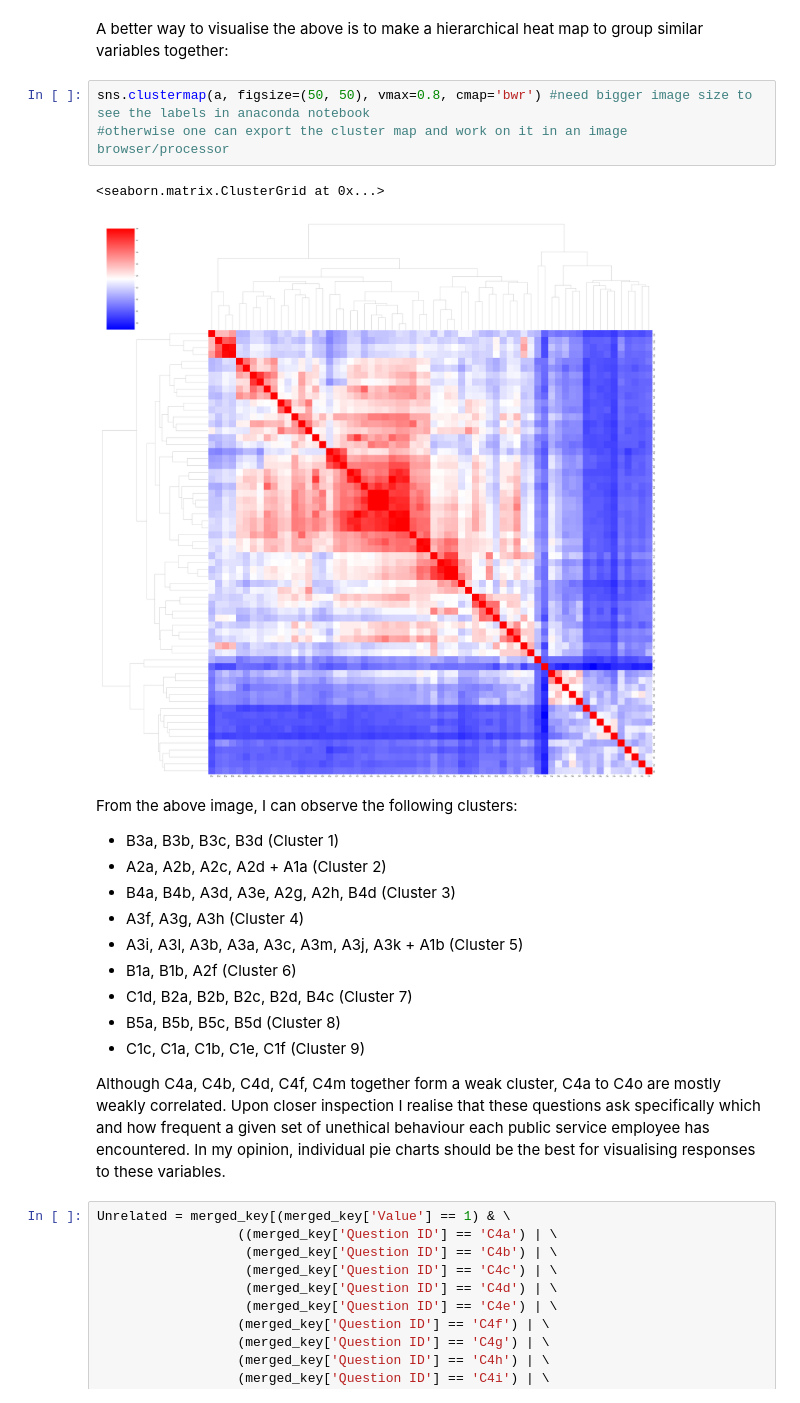
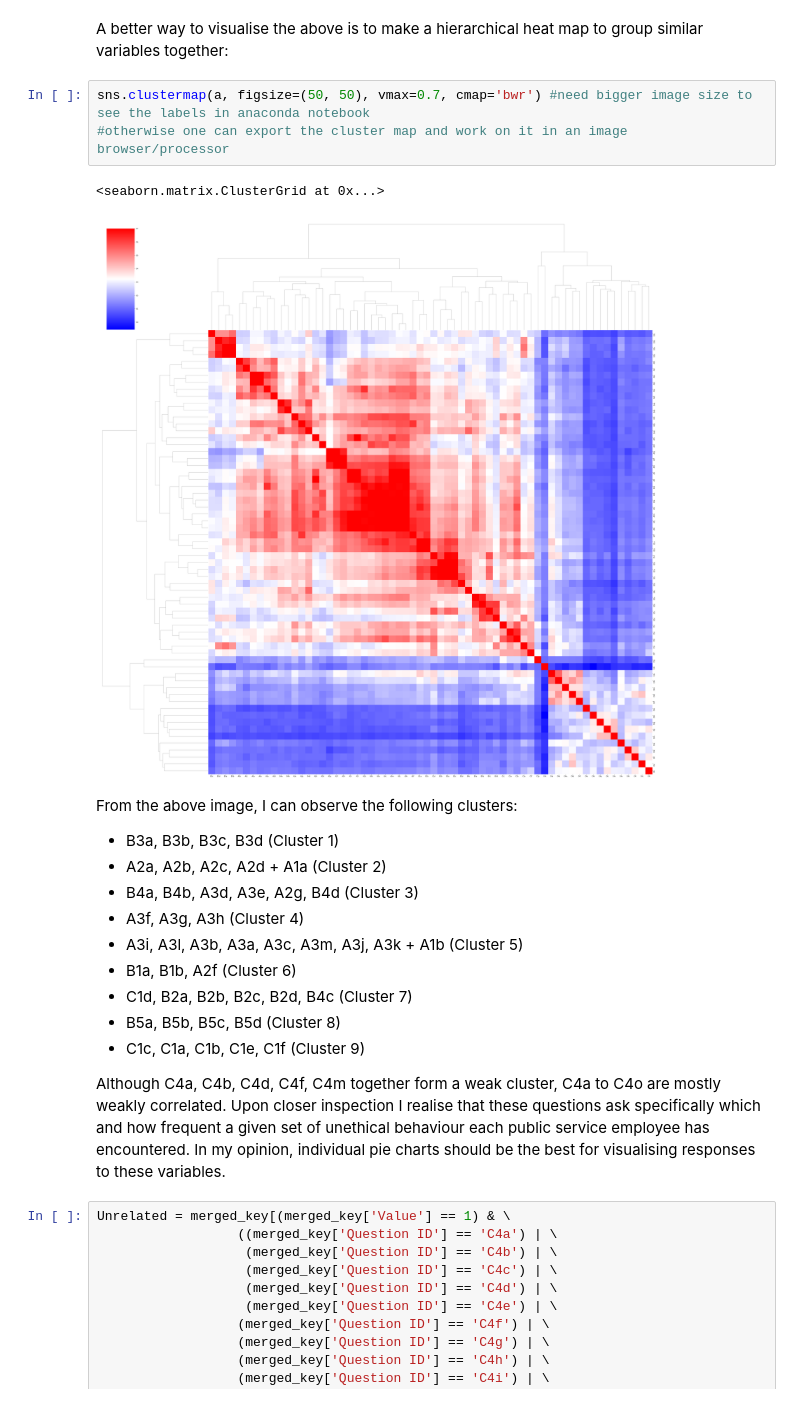
Before and after one commit to alex-cplee/WA-Public-Service-Perception-2015, a Jupyter notebook: SurveyData.ipynb, the cells around one changed output. Cells and saved outputs as stored; diff of their text form.

```diff
--- a/SurveyData.ipynb
+++ b/SurveyData.ipynb
@@ -546,16 +546,16 @@ sns.heatmap(a, xticklabels=a.columns, yticklabels=a.columns, vmax=0.8, cmap='bwr
 # %% [markdown]
 A better way to visualise the above is to make a hierarchical heat map to group similar variables together:
 # %%
-sns.clustermap(a, figsize=(50, 50), vmax=0.8, cmap='bwr') #need bigger image size to see the labels in anaconda notebook
+sns.clustermap(a, figsize=(50, 50), vmax=0.7, cmap='bwr') #need bigger image size to see the labels in anaconda notebook
 #otherwise one can export the cluster map and work on it in an image browser/processor
 # %% [output]
 <seaborn.matrix.ClusterGrid at 0x...>
-[figure, old version]
+[figure, new version]
 # %% [markdown]
 From the above image, I can observe the following clusters:
 - B3a, B3b, B3c, B3d (Cluster 1)
 - A2a, A2b, A2c, A2d + A1a (Cluster 2)
-- B4a, B4b, A3d, A3e, A2g, A2h, B4d (Cluster 3)
+- B4a, B4b, A3d, A3e, A2g, B4d (Cluster 3)
 - A3f, A3g, A3h (Cluster 4)
 - A3i, A3l, A3b, A3a, A3c, A3m, A3j, A3k + A1b (Cluster 5)
 - B1a, B1b, A2f (Cluster 6)
```
Also changed, not shown: parts of 16 cells of this notebook.
